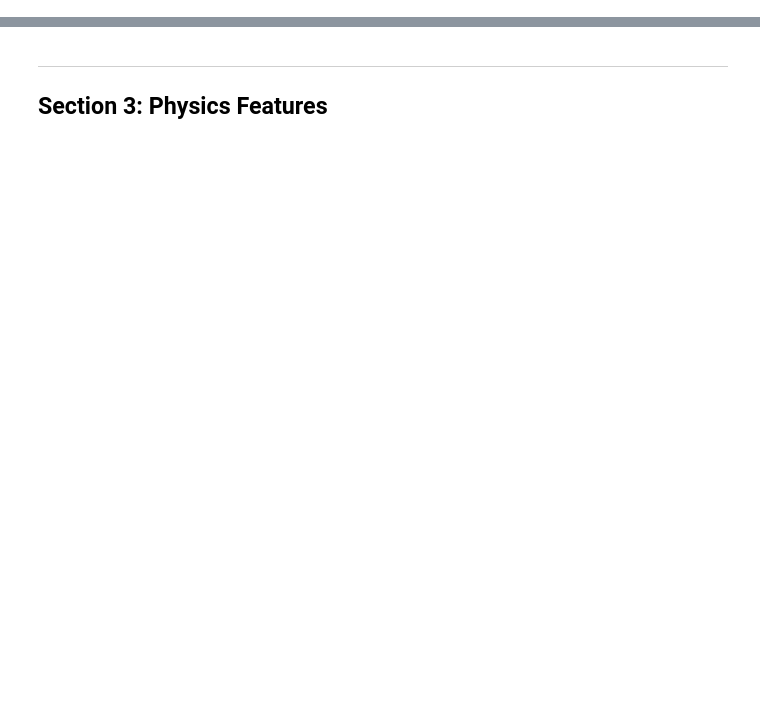
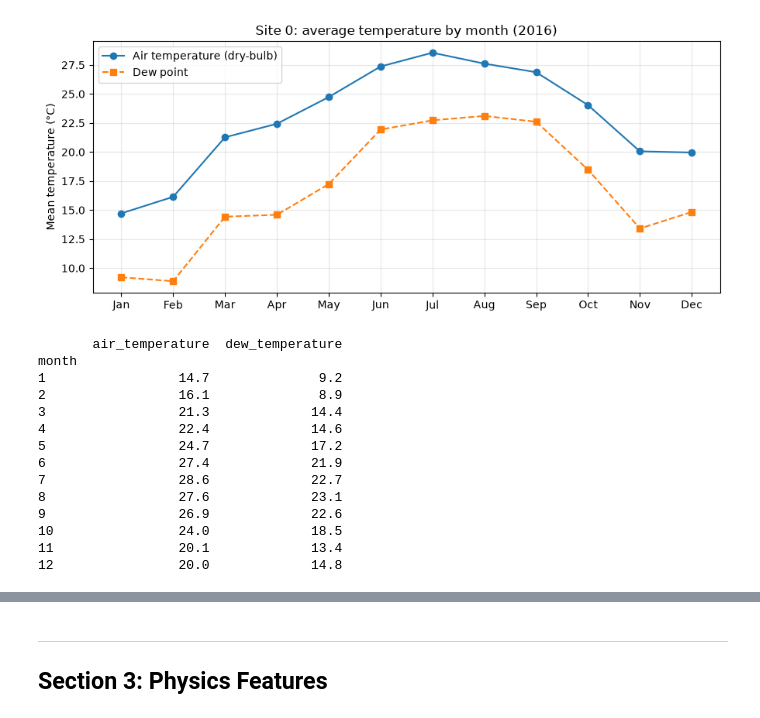
Before and after one commit to Data-Laur/cooling-check, a Jupyter notebook: cooling_check.ipynb, the cells around one changed output, grey strips where cells are left out. Drawn from its saved outputs; the diff is of its cells as text; code cells hidden in the pictures; blank space fills up the shorter version.

```diff
--- a/cooling_check.ipynb
+++ b/cooling_check.ipynb
@@ -245,0 +129,39 @@ Let's calculate both:
+# %%
+import os
+os.makedirs('figures', exist_ok=True)
+
+w0 = weather_raw[weather_raw['site_id'] == SITE_ID].copy()
+w0['month'] = pd.to_datetime(w0['timestamp']).dt.month
+monthly = w0.groupby('month')[['air_temperature', 'dew_temperature']].mean()
+
+fig, ax = plt.subplots(figsize=(9, 4))
+ax.plot(monthly.index, monthly['air_temperature'], 'o-', label='Air temperature (dry-bulb)')
+ax.plot(monthly.index, monthly['dew_temperature'], 's--', label='Dew point')
+ax.set_xticks(range(1, 13))
+ax.set_xticklabels(['Jan', 'Feb', 'Mar', 'Apr', 'May', 'Jun',
+                    'Jul', 'Aug', 'Sep', 'Oct', 'Nov', 'Dec'])
+ax.set_ylabel('Mean temperature (°C)')
+ax.set_title(f'Site {SITE_ID}: average temperature by month (2016)')
+ax.legend()
+ax.grid(alpha=0.3)
+plt.tight_layout()
+plt.savefig('figures/site0_monthly_temperature.png', dpi=120)
+plt.show()
+
+print(monthly.round(1))
+# %% [output]
+[figure, added]
+       air_temperature  dew_temperature
+month
+1                 14.7              9.2
+2                 16.1              8.9
+3                 21.3             14.4
+4                 22.4             14.6
+5                 24.7             17.2
+6                 27.4             21.9
+7                 28.6             22.7
+8                 27.6             23.1
+9                 26.9             22.6
+10                24.0             18.5
+11                20.1             13.4
+12                20.0             14.8
```
Also changed, not shown: parts of 32 cells of this notebook, 2 other files.
